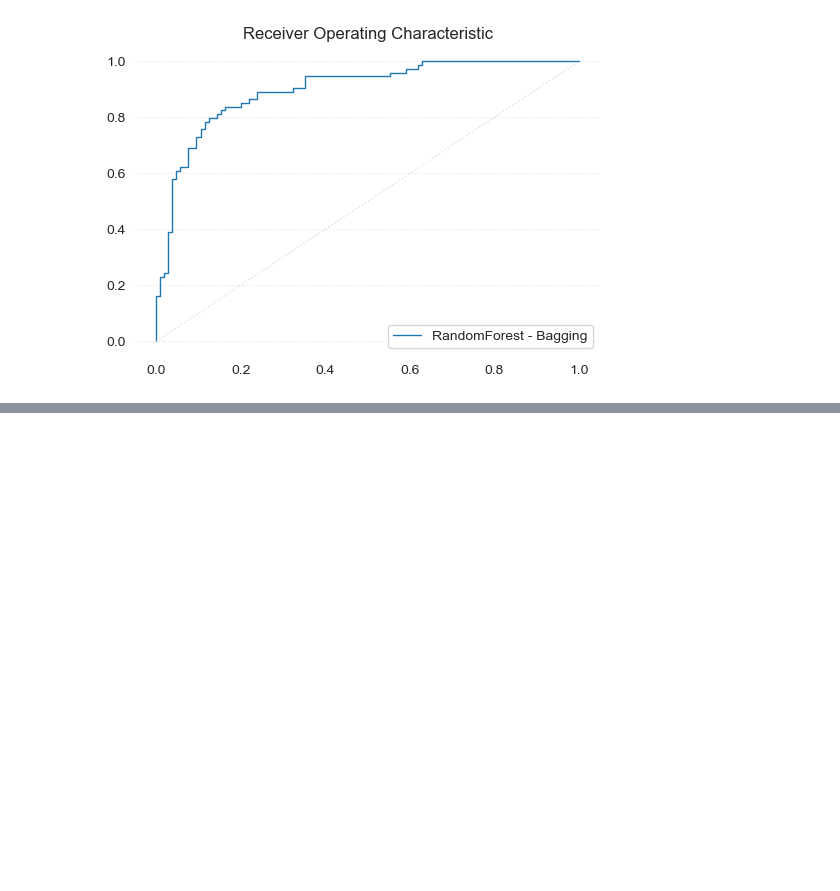
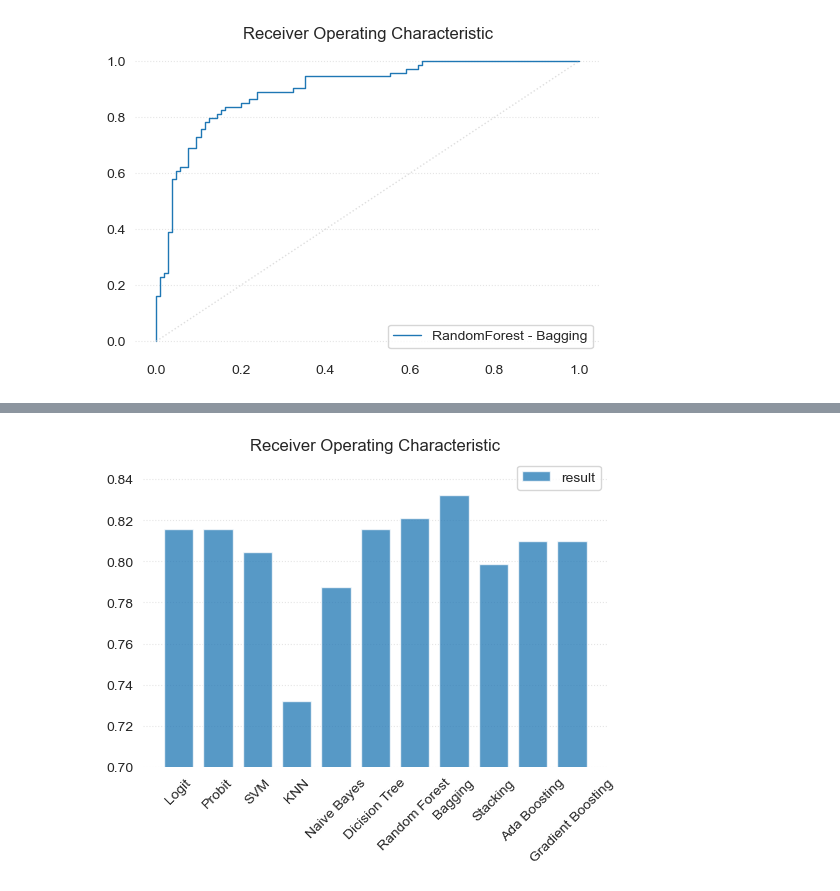
Before and after one commit to Tommylee1013/DataScience, a Jupyter notebook: Notes/titanic.ipynb, the cells around one changed output, grey strips where cells are left out. Cells and saved outputs as stored; diff of their text form; code cells hidden in the pictures; blank space fills up the shorter version.

```diff
--- a/titanic.ipynb
+++ b/Notes/titanic.ipynb
@@ -598,0 +823,31 @@ plt.show()
+# %%
+result = {
+    'Logit' : accuracy_score(y_test, logit_pred),
+    'Probit' : accuracy_score(y_test, probit_pred),
+    'SVM' : accuracy_score(y_test, svm_pred),
+    'KNN' : accuracy_score(y_test, knn_pred),
+    'Naive Bayes' : accuracy_score(y_test, naive_bayes_pred),
+    'Dicision Tree' : accuracy_score(y_test, tree_pred),
+    'Random Forest' : accuracy_score(y_test, random_forest_pred),
+    'Bagging' : accuracy_score(y_test, bagging_pred),
+    'Stacking' : accuracy_score(y_test, stack_pred),
+    'Ada Boosting' : accuracy_score(y_test, ada_pred),
+    'Gradient Boosting' : accuracy_score(y_test, gradient_pred)
+}
+
+result = pd.Series(result, name = 'accuracy')
+# %%
+fig, ax = plt.subplots(figsize = (6, 4))
+ax.bar(result.index, result, label = 'result', width = 0.75, alpha = 0.75)
+
+for spine in ax.spines.values():
+    spine.set_visible(False)
+ax.grid(False)
+ax.yaxis.grid(True, ls = ':', alpha = 0.5)
+ax.legend()
+plt.ylim([0.7, 0.85])
+plt.xticks(rotation = 45)
+plt.title('Receiver Operating Characteristic')
+plt.show()
+# %% [output]
+[figure, added]
```
Also changed, not shown: parts of 23 cells of this notebook, 1 other file.
